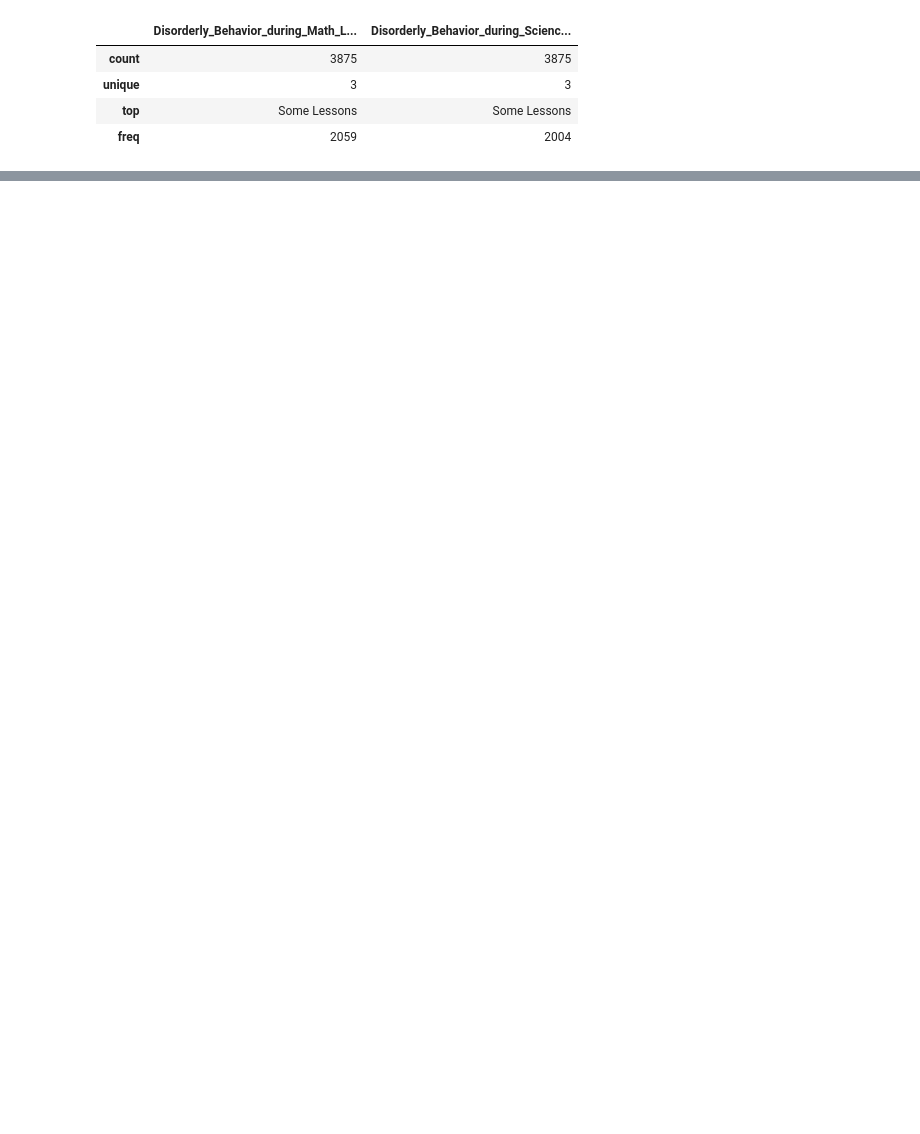
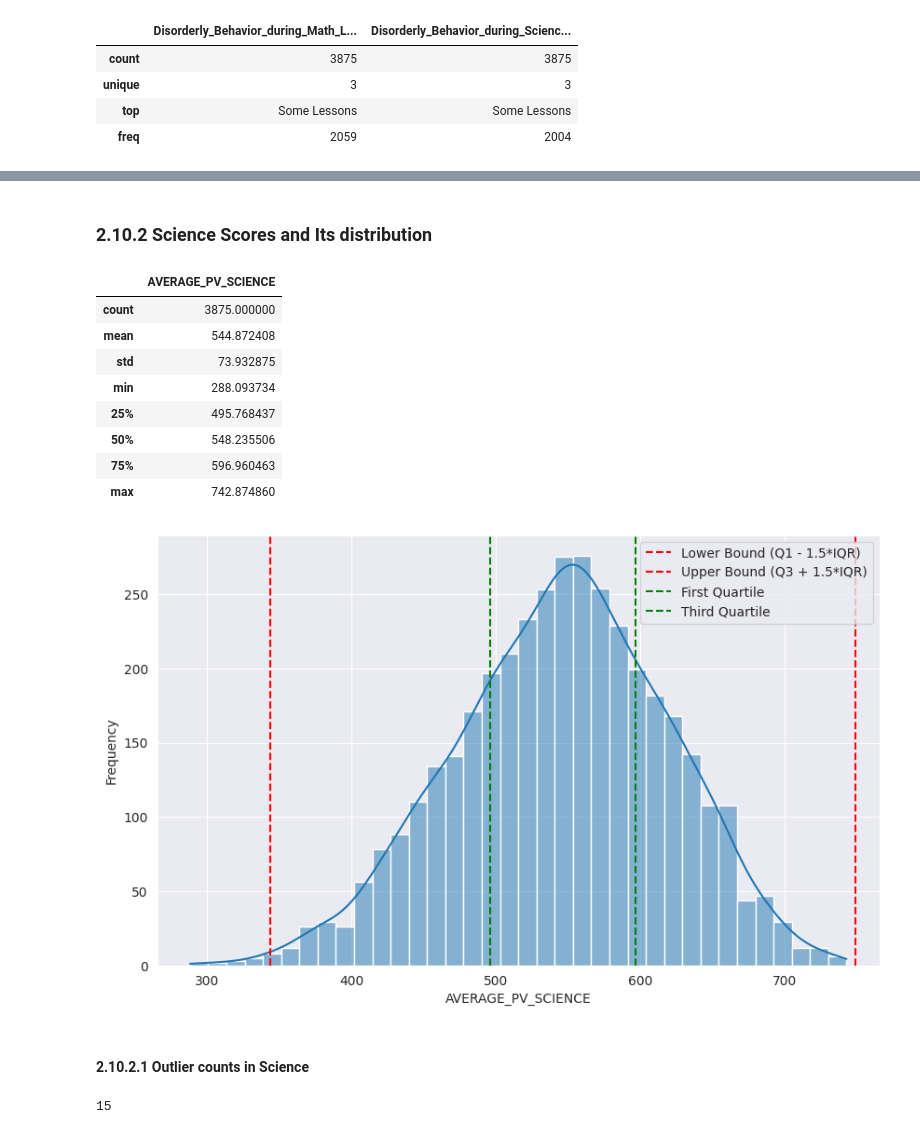
Before and after one commit to Sreerag20109451/data_miining_ca2_eda, a Jupyter notebook: T23_G8_-_02_-_Overview.ipynb, the cells around one changed output, grey strips where cells are left out. Saved outputs shown, nothing was run; the diff lists cells and outputs as text; code cells hidden in the pictures; blank space fills up the shorter version.

```diff
--- a/T23_G8_-_02_-_Overview.ipynb
+++ b/T23_G8_-_02_-_Overview.ipynb
@@ -150,0 +179,23 @@ dissorderly_columns.describe()
+# %% [markdown]
+### 2.10.2 Science Scores and Its distribution
+# %%
+science_pv = utils.getStatisticsAndDistribution(df_avgd, "SCIENCE")
+science_pv.describe()
+# %% [output]
+|  | AVERAGE_PV_SCIENCE |
+| count | 3875.000000 |
+| mean | 544.872408 |
+| std | 73.932875 |
+| min | 288.093734 |
+| 25% | 495.768437 |
+| 50% | 548.235506 |
+| 75% | 596.960463 |
+| max | 742.874860 |
+[figure, added]
+# %% [markdown]
+#### 2.10.2.1 Outlier counts in Science
+# %%
+iqr_count, outlier_count = utils.findNoInIQRandOutLierCount(df_avgd, "SCIENCE")
+print(outlier_count)
+# %% [output]
+15
```
Also changed, not shown: parts of 35 cells of this notebook, 9 other files.
